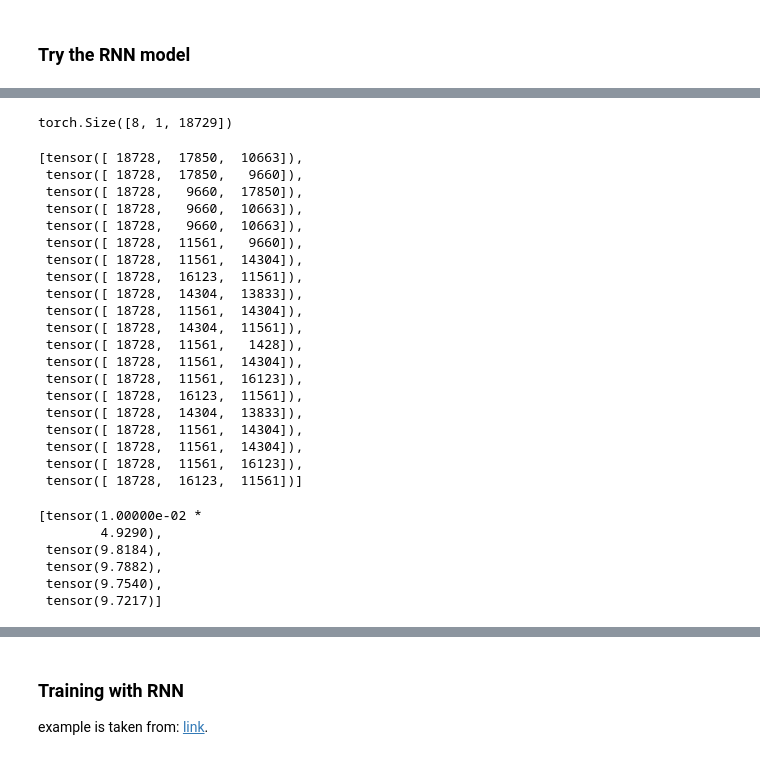
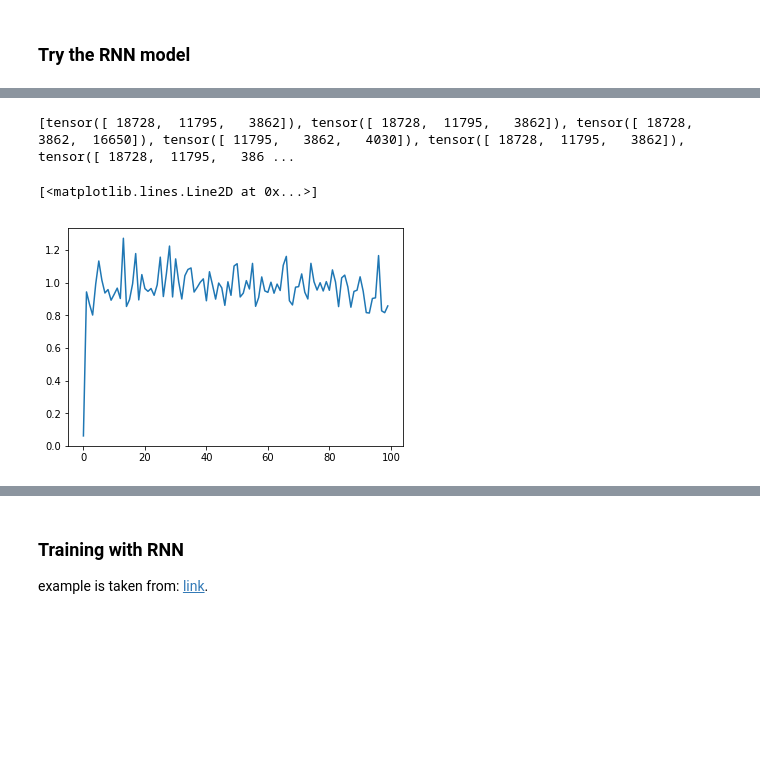
Before and after one commit to xju2/trackingML, a Jupyter notebook: RNN Track Finder.ipynb, the cells around one changed output, grey strips where cells are left out. Cells and saved outputs as stored; diff of their text form; code cells hidden in the pictures; blank space fills up the shorter version.

Commit message:
train a 2m parameters

```diff
--- a/RNN Track Finder.ipynb
+++ b/RNN Track Finder.ipynb
@@ -56,0 +75,2 @@ total particles: 9292
+# %%
+all_train_1 = load_training()
@@ -182,25 +245,25 @@ def check_result(input_, tags_, target_):
+# %%
+criterion = nn.NLLLoss()
+rnn = HitPredictor(input_dim=total_modules+1, hidden_dim=20,
+                   output_dim=total_modules+1,
+                   n_lstm_layers=1)
+
+total_tunable = tunable_parameters(rnn)
+print('total parameters in RNN:', total_tunable)
 # %%
-n_iters = truth_particles.shape[0]
-
-# n_iters = 20
-print_every = n_iters/10
-plot_every = 20
+n_iters = total_tunable*2
+print_every = int(n_iters/50)
+plot_every = int(n_iters/1000)
 all_losses = []
 total_loss = 0
 start = time.time()
 
-
-criterion = nn.NLLLoss()
-rnn = HitPredictor(input_dim=total_modules+1, hidden_dim=128,
-                   output_dim=total_modules+1,
-                   n_lstm_layers=1)
-optimizer = optim.SGD(rnn.parameters(), lr=0.01)
+optimizer = optim.SGD(rnn.parameters(), lr=0.01, momentum=0.9)
 
 for iter_ in range(n_iters):
-    pID = truth_particles.values[iter_]
 
-    # prepare the inputs
-    input_, target_ = getInputTarget(training[training['particle_id'] == pID]['uID'].values)
+#     input_, target_ = randomTrack()
+    input_, target_ = random_from_training()
 
     # training
     rnn.zero_grad()
@@ -237,38 +313,9 @@ KeyboardInterrupt:
-# %%
-print(output.size())
-# %% [output]
-torch.Size([8, 1, 18729])
 # %%
 torch.save(rnn.state_dict(), "trained_1event_rnn_model_01")
-# %%
-check_trainingPredictor(2182)
-# %% [output]
-[tensor([ 18728,  17850,  10663]),
- tensor([ 18728,  17850,   9660]),
- tensor([ 18728,   9660,  17850]),
- tensor([ 18728,   9660,  10663]),
- tensor([ 18728,   9660,  10663]),
- tensor([ 18728,  11561,   9660]),
- tensor([ 18728,  11561,  14304]),
- tensor([ 18728,  16123,  11561]),
- tensor([ 18728,  14304,  13833]),
- tensor([ 18728,  11561,  14304]),
- tensor([ 18728,  14304,  11561]),
- tensor([ 18728,  11561,   1428]),
- tensor([ 18728,  11561,  14304]),
- tensor([ 18728,  11561,  16123]),
- tensor([ 18728,  16123,  11561]),
- tensor([ 18728,  14304,  13833]),
- tensor([ 18728,  11561,  14304]),
- tensor([ 18728,  11561,  14304]),
- tensor([ 18728,  11561,  16123]),
- tensor([ 18728,  16123,  11561])]
-# %%
-all_losses
-# %% [output]
-[tensor(1.00000e-02 *
-        4.9290),
- tensor(9.8184),
- tensor(9.7882),
- tensor(9.7540),
- tensor(9.7217)]
+# %%
+print(check_trainingPredictor(322))
+plt.plot(all_losses)
+# %% [output]
+[tensor([ 18728,  11795,   3862]), tensor([ 18728,  11795,   3862]), tensor([ 18728,   3862,  16650]), tensor([ 11795,   3862,   4030]), tensor([ 18728,  11795,   3862]), tensor([ 18728,  11795,   386 ...
+[<matplotlib.lines.Line2D at 0x...>]
+[figure, added]
```
Also changed, not shown: parts of 12 cells of this notebook, 1 other file.
